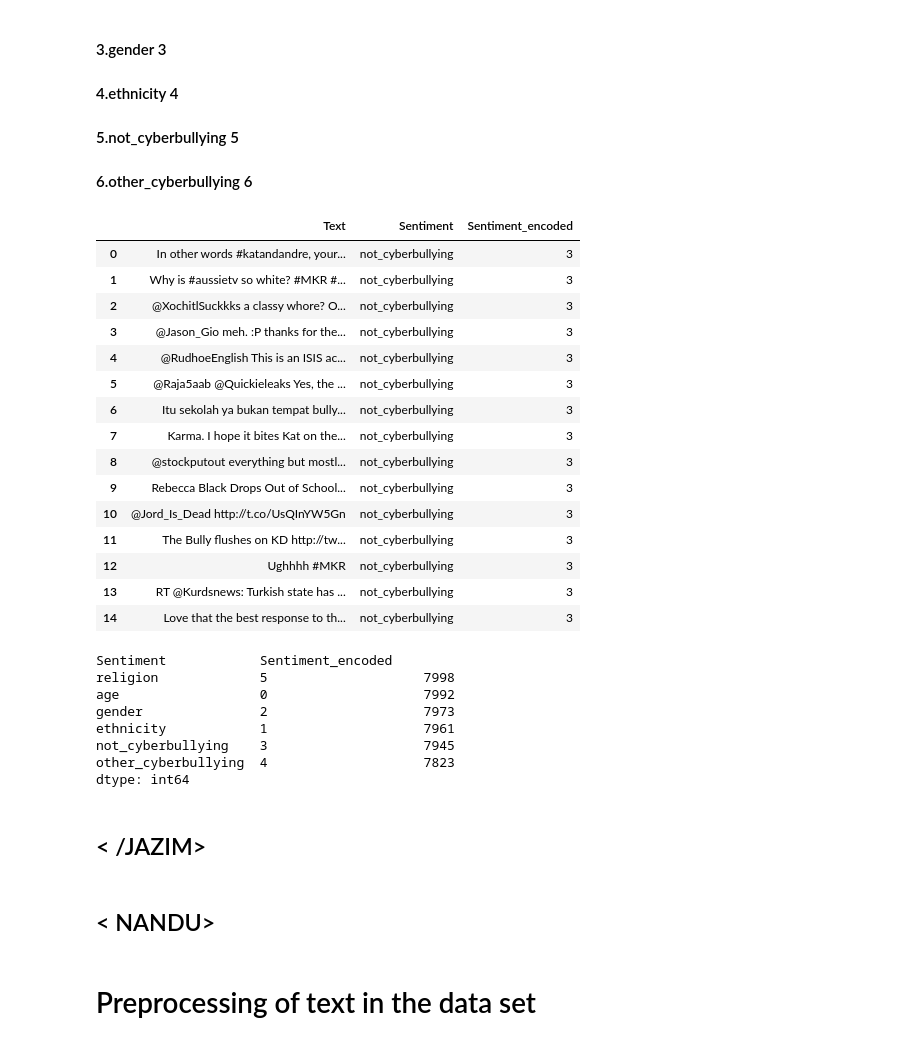
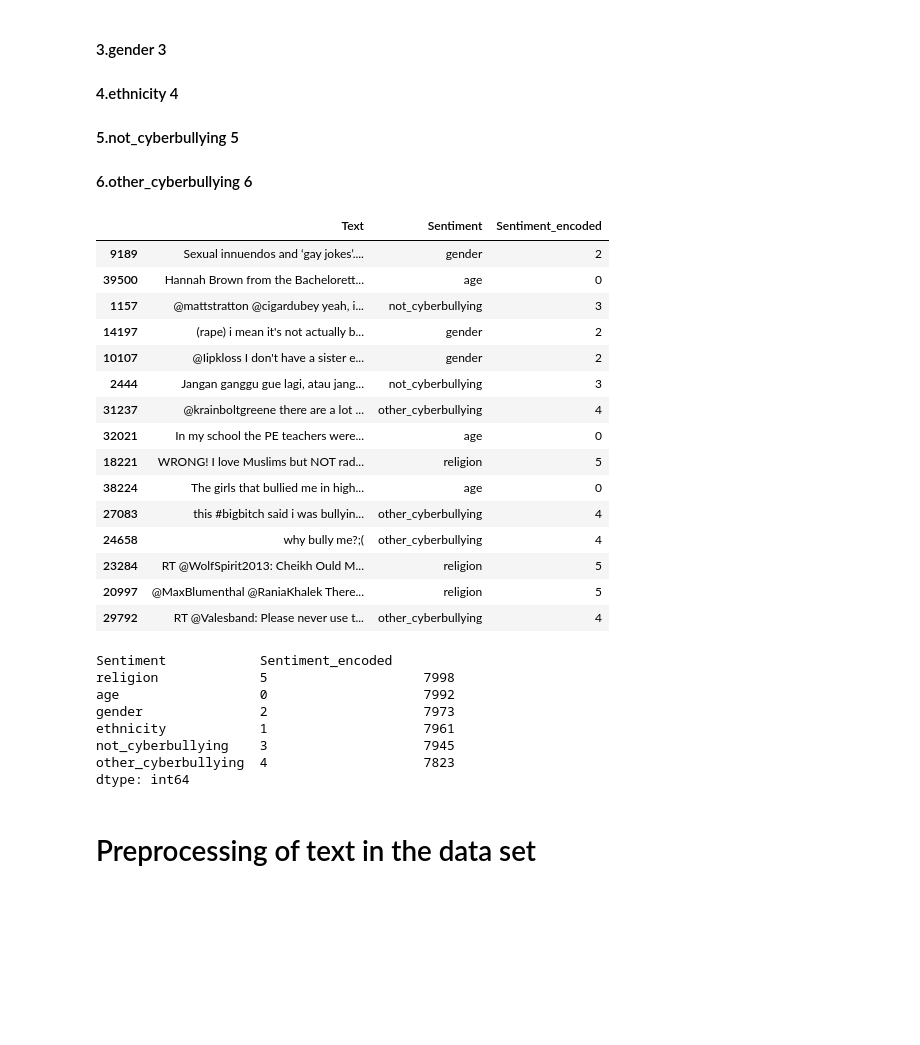
Before and after one commit to muhammedjazim/Cyber-Bullying-tweet-analysis, a Jupyter notebook: CYBER BULLYING TWEET ANALYSIS.ipynb, the cells around one changed output. Drawn from its saved outputs; the diff is of its cells as text; code cells hidden in the pictures; blank space fills up the shorter version.

```diff
--- a/CYBER BULLYING TWEET ANALYSIS.ipynb
+++ b/CYBER BULLYING TWEET ANALYSIS.ipynb
@@ -178,28 +176,28 @@ Name: Sentiment, dtype: int64
 # %%
 labelencoder=LabelEncoder()
 
 #data.drop('Encoded_Sentiment',inplace=True, axis=1)
 
 
 data['Sentiment_encoded']=labelencoder.fit_transform(data['Sentiment'])
-data.head(15)
+data.sample(15)
 # %% [output]
 |  | Text | Sentiment | Sentiment_encoded |
-| 0 | In other words #katandandre, your... | not_cyberbullying | 3 |
-| 1 | Why is #aussietv so white? #MKR #... | not_cyberbullying | 3 |
-| 2 | @XochitlSuckkks a classy whore? O... | not_cyberbullying | 3 |
-| 3 | @Jason_Gio meh. :P thanks for the... | not_cyberbullying | 3 |
-| 4 | @RudhoeEnglish This is an ISIS ac... | not_cyberbullying | 3 |
-| 5 | @Raja5aab @Quickieleaks Yes, the ... | not_cyberbullying | 3 |
-| 6 | Itu sekolah ya bukan tempat bully... | not_cyberbullying | 3 |
-| 7 | Karma. I hope it bites Kat on the... | not_cyberbullying | 3 |
-| 8 | @stockputout everything but mostl... | not_cyberbullying | 3 |
-| 9 | Rebecca Black Drops Out of School... | not_cyberbullying | 3 |
-| 10 | @Jord_Is_Dead http://t.co/UsQInYW5Gn | not_cyberbullying | 3 |
-| 11 | The Bully flushes on KD http://tw... | not_cyberbullying | 3 |
-| 12 | Ughhhh #MKR | not_cyberbullying | 3 |
-| 13 | RT @Kurdsnews: Turkish state has ... | not_cyberbullying | 3 |
-| 14 | Love that the best response to th... | not_cyberbullying | 3 |
+| 9189 | Sexual innuendos and ‘gay jokes’.... | gender | 2 |
+| 39500 | Hannah Brown from the Bachelorett... | age | 0 |
+| 1157 | @mattstratton @cigardubey yeah, i... | not_cyberbullying | 3 |
+| 14197 | (rape) i mean it's not actually b... | gender | 2 |
+| 10107 | @Iipkloss I don't have a sister e... | gender | 2 |
+| 2444 | Jangan ganggu gue lagi, atau jang... | not_cyberbullying | 3 |
+| 31237 | @krainboltgreene there are a lot ... | other_cyberbullying | 4 |
+| 32021 | In my school the PE teachers were... | age | 0 |
+| 18221 | WRONG! I love Muslims but NOT rad... | religion | 5 |
+| 38224 | The girls that bullied me in high... | age | 0 |
+| 27083 | this #bigbitch said i was bullyin... | other_cyberbullying | 4 |
+| 24658 | why bully me?;( | other_cyberbullying | 4 |
+| 23284 | RT @WolfSpirit2013: Cheikh Ould M... | religion | 5 |
+| 20997 | @MaxBlumenthal @RaniaKhalek There... | religion | 5 |
+| 29792 | RT @Valesband: Please never use t... | other_cyberbullying | 4 |
 # %%
 data[['Sentiment','Sentiment_encoded']].value_counts()
 # %% [output]
@@ -213,10 +211,6 @@ other_cyberbullying  4                    7823
 dtype: int64
 # %%
 stop_words=set(stopwords.words('english'))
-# %% [markdown]
-## < /JAZIM>
-# %% [markdown]
-## < NANDU>
 # %% [markdown]
 # Preprocessing of text in the data set
 # %% [markdown]
```
Also changed, not shown: parts of 41 cells of this notebook.
